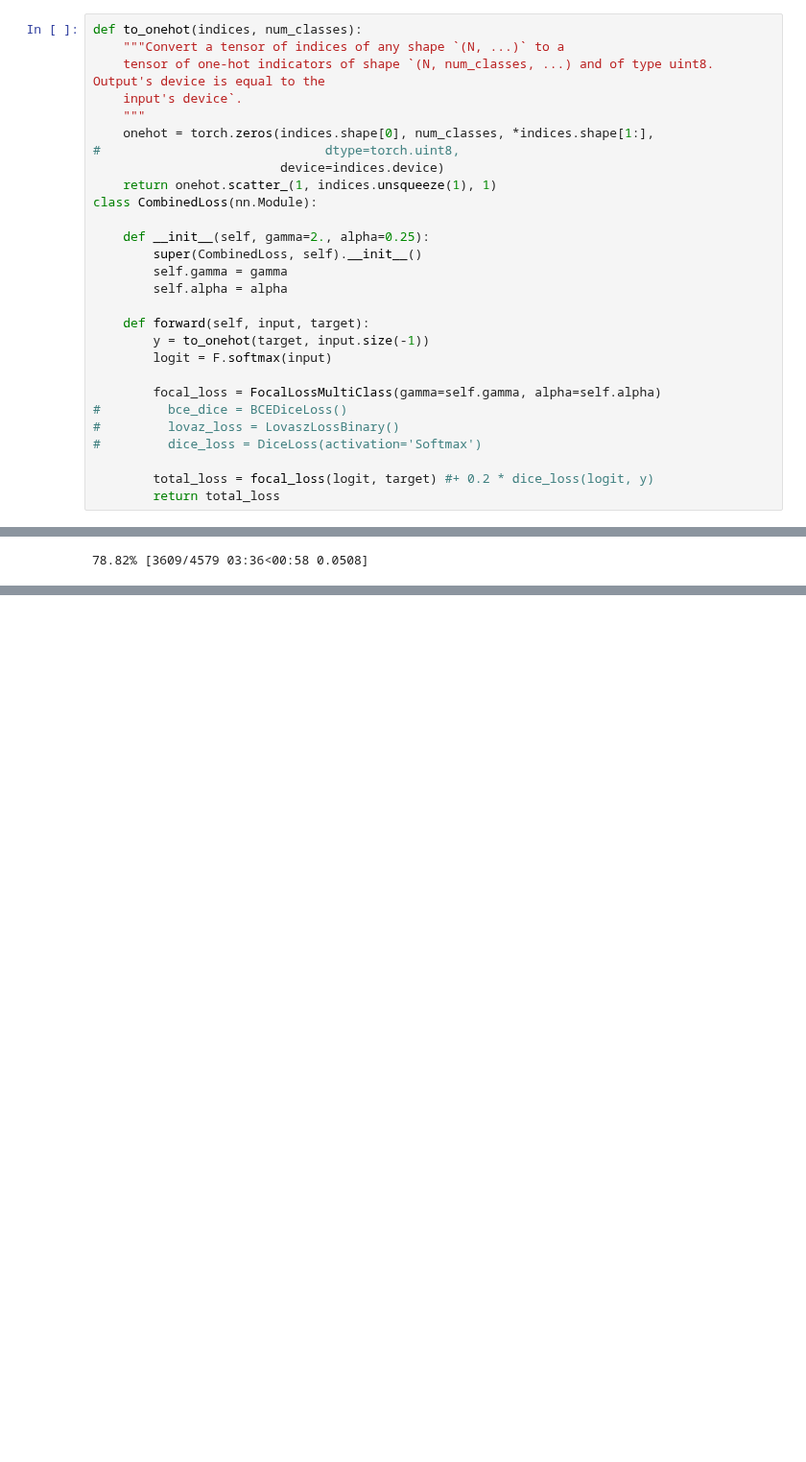
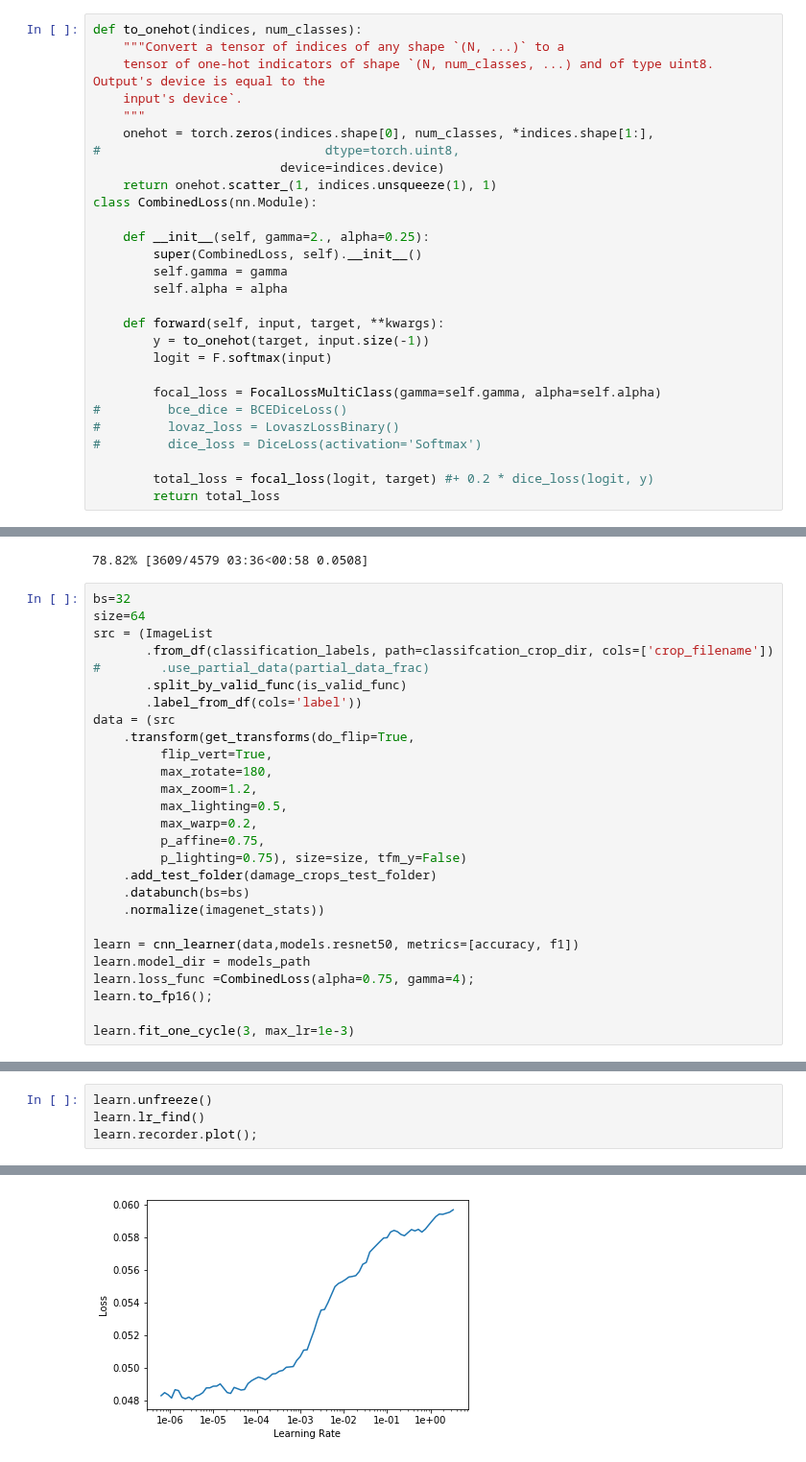
Before and after one commit to wwymak/spacenet-buildings, a Jupyter notebook: xview2/29Nov-improving classification tuning focal loss .ipynb, the cells around one changed output, grey strips where cells are left out. Shown at 96% size. Drawn from its saved outputs; the diff is of its cells as text; blank space fills up the shorter version.

```diff
--- a/xview2/29Nov-improving classification tuning focal loss .ipynb
+++ b/xview2/29Nov-improving classification tuning focal loss .ipynb
@@ -64,7 +60,7 @@ class CombinedLoss(nn.Module):
         self.gamma = gamma
         self.alpha = alpha
 
-    def forward(self, input, target):
+    def forward(self, input, target, **kwargs):
         y = to_onehot(target, input.size(-1))
         logit = F.softmax(input)
 
@@ -332,3 +328,30 @@ learn.fit_one_cycle(3, max_lr=1e-3)
 | 0 | 0.053068 | 0.051000 | 0.815900 | 0.804071 | 04:38 |
 | 1 | 0.050556 | 0.049428 | 0.828267 | 0.813080 | 04:37 |
 78.82% [3609/4579 03:36<00:58 0.0508]
+# %%
+bs=32
+size=64
+src = (ImageList
+       .from_df(classification_labels, path=classifcation_crop_dir, cols=['crop_filename'])
+#        .use_partial_data(partial_data_frac)
+       .split_by_valid_func(is_valid_func)
+       .label_from_df(cols='label'))
+data = (src
+    .transform(get_transforms(do_flip=True,
+         flip_vert=True,
+         max_rotate=180,
+         max_zoom=1.2,
+         max_lighting=0.5,
+         max_warp=0.2,
+         p_affine=0.75,
+         p_lighting=0.75), size=size, tfm_y=False)
+    .add_test_folder(damage_crops_test_folder)
+    .databunch(bs=bs)
+    .normalize(imagenet_stats))
+
+learn = cnn_learner(data,models.resnet50, metrics=[accuracy, f1])
+learn.model_dir = models_path
+learn.loss_func =CombinedLoss(alpha=0.75, gamma=4);
+learn.to_fp16();
+
+learn.fit_one_cycle(3, max_lr=1e-3)
@@ -334,0 +365,5 @@ learn.fit_one_cycle(3, max_lr=1e-3)
+# %%
+learn.unfreeze()
+learn.lr_find()
+learn.recorder.plot();
+# %% [output]
@@ -334,0 +372 @@ learn.fit_one_cycle(3, max_lr=1e-3)
+[figure, added]
```
Also changed, not shown: parts of 21 cells of this notebook, 6 other files.
